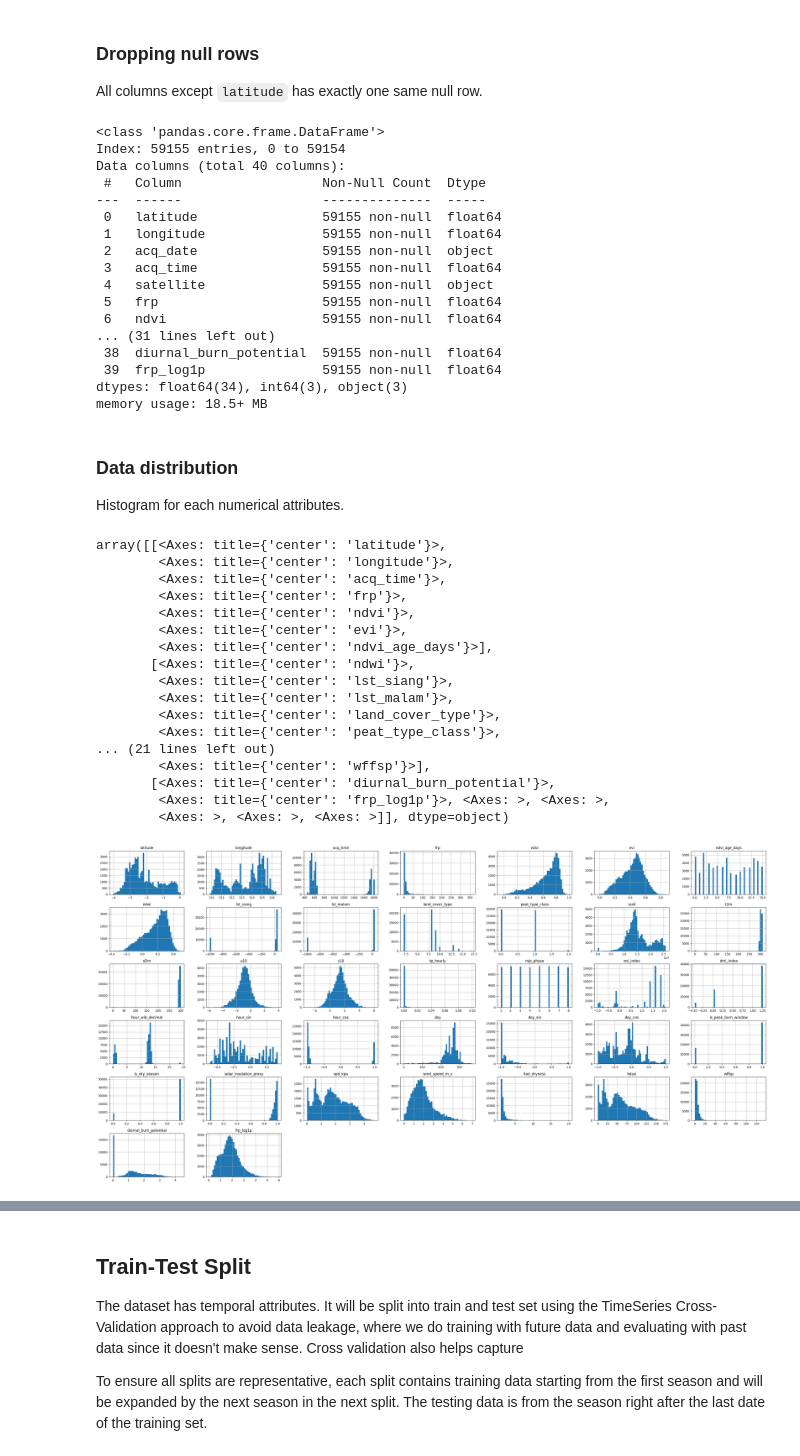
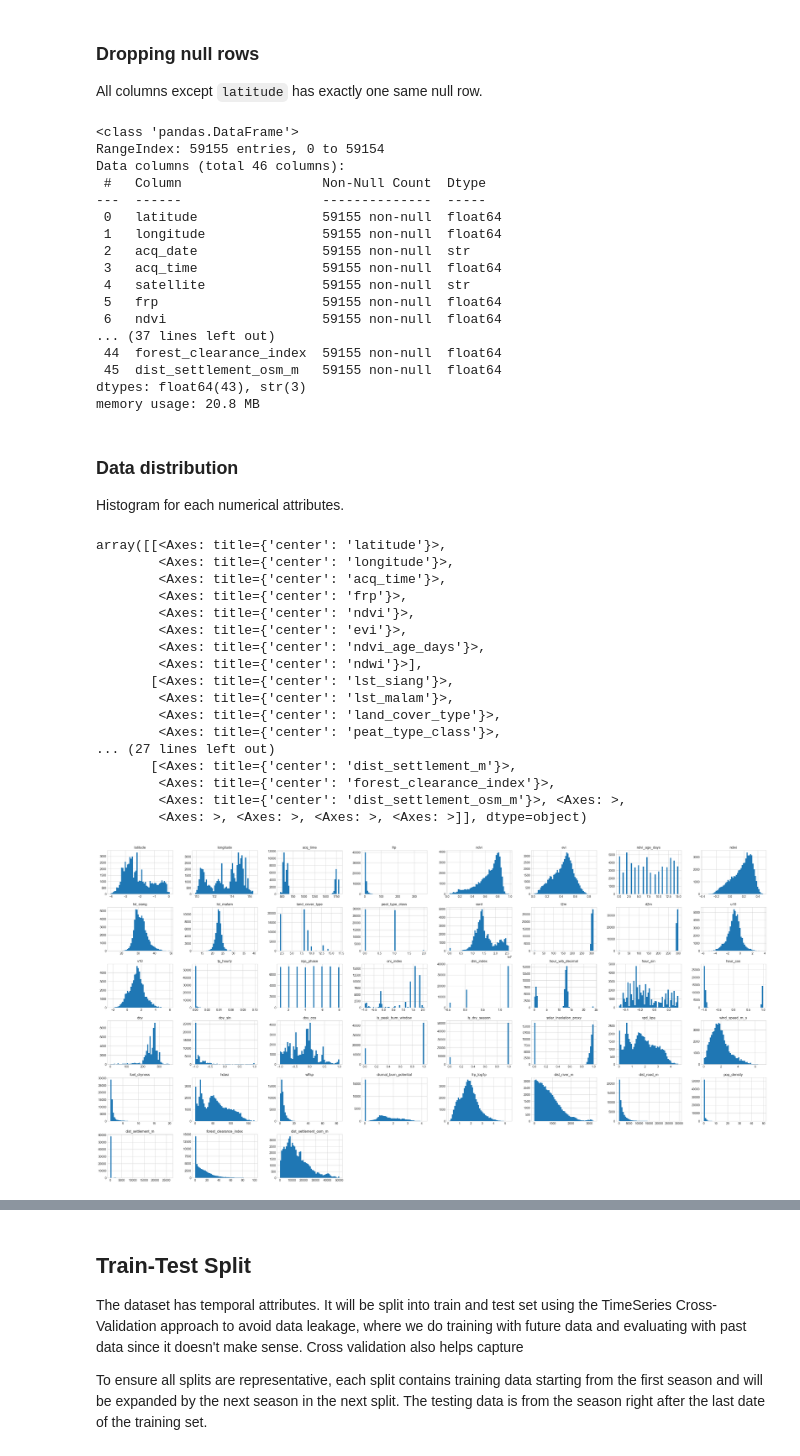
Before and after one commit to andinaufal120/kalimantan-frp-prediction, a Jupyter notebook: playbook.ipynb, the cells around one changed output, grey strips where cells are left out. Drawn from its saved outputs; the diff is of its cells as text; code cells hidden in the pictures.

Commit message:
feat: switch dataset, add a plotting, and CV fold function

```diff
--- a/playbook.ipynb
+++ b/playbook.ipynb
@@ -12,6 +12,9 @@ from typing import Final
 from sklearn.model_selection import TimeSeriesSplit
 import pandas as pd
 import matplotlib.pyplot as plt
+import matplotlib.colors as mcolors
+import cartopy.crs as ccrs
+import cartopy.feature as cfeature
 
 # Set up Matplotlib graphical backend
 %matplotlib inline
@@ -20,7 +23,10 @@ import matplotlib.pyplot as plt
 SEED: Final[int] = 42
 
 # Path of the dataset file.
-PATH: Final[str] = "./data.csv"
+PATH: Final[str] = "./Dataset_ML.csv"
+
+# Directory to save artifacts
+FIG_DIR: Final[str] = "./artifacts/figures/"
 # %% [markdown]
 ### Loading data into DataFrame
 # %%
@@ -86,45 +92,45 @@ All columns except `latitude` has exactly one same null row.
 df.dropna(inplace=True)
 df.info()
 # %% [output]
-<class 'pandas.core.frame.DataFrame'>
-Index: 59155 entries, 0 to 59154
-Data columns (total 40 columns):
+<class 'pandas.DataFrame'>
+RangeIndex: 59155 entries, 0 to 59154
+Data columns (total 46 columns):
  #   Column                  Non-Null Count  Dtype
 ---  ------                  --------------  -----
  0   latitude                59155 non-null  float64
  1   longitude               59155 non-null  float64
- 2   acq_date                59155 non-null  object
+ 2   acq_date                59155 non-null  str
  3   acq_time                59155 non-null  float64
- 4   satellite               59155 non-null  object
+ 4   satellite               59155 non-null  str
  5   frp                     59155 non-null  float64
  6   ndvi                    59155 non-null  float64
-... (31 lines left out)
- 38  diurnal_burn_potential  59155 non-null  float64
- 39  frp_log1p               59155 non-null  float64
-dtypes: float64(34), int64(3), object(3)
-memory usage: 18.5+ MB
+... (37 lines left out)
+ 44  forest_clearance_index  59155 non-null  float64
+ 45  dist_settlement_osm_m   59155 non-null  float64
+dtypes: float64(43), str(3)
+memory usage: 20.8 MB
 # %% [markdown]
 ### Data distribution
 
 Histogram for each numerical attributes.
 # %%
-df.hist(bins=50, figsize=(40, 20), layout=(6,7))
+df.hist(bins=50, figsize=(40, 20), layout=(6,8))
 # %% [output]
 array([[<Axes: title={'center': 'latitude'}>,
         <Axes: title={'center': 'longitude'}>,
         <Axes: title={'center': 'acq_time'}>,
         <Axes: title={'center': 'frp'}>,
         <Axes: title={'center': 'ndvi'}>,
         <Axes: title={'center': 'evi'}>,
-        <Axes: title={'center': 'ndvi_age_days'}>],
-       [<Axes: title={'center': 'ndwi'}>,
-        <Axes: title={'center': 'lst_siang'}>,
+        <Axes: title={'center': 'ndvi_age_days'}>,
+        <Axes: title={'center': 'ndwi'}>],
+       [<Axes: title={'center': 'lst_siang'}>,
         <Axes: title={'center': 'lst_malam'}>,
         <Axes: title={'center': 'land_cover_type'}>,
         <Axes: title={'center': 'peat_type_class'}>,
-... (21 lines left out)
-        <Axes: title={'center': 'wffsp'}>],
-       [<Axes: title={'center': 'diurnal_burn_potential'}>,
-        <Axes: title={'center': 'frp_log1p'}>, <Axes: >, <Axes: >,
-        <Axes: >, <Axes: >, <Axes: >]], dtype=object)
+... (27 lines left out)
+       [<Axes: title={'center': 'dist_settlement_m'}>,
+        <Axes: title={'center': 'forest_clearance_index'}>,
+        <Axes: title={'center': 'dist_settlement_osm_m'}>, <Axes: >,
+        <Axes: >, <Axes: >, <Axes: >, <Axes: >]], dtype=object)
-[figure, old version]
+[figure, new version]
```
Also changed, not shown: parts of 24 cells of this notebook, 1 other file.
